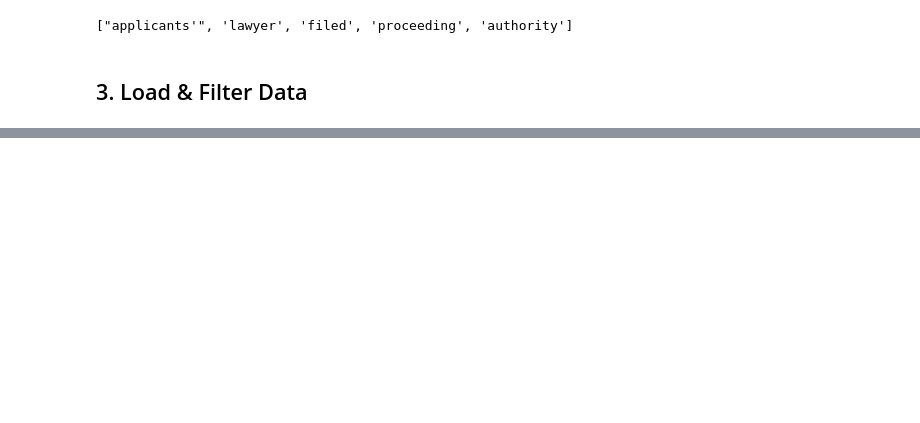
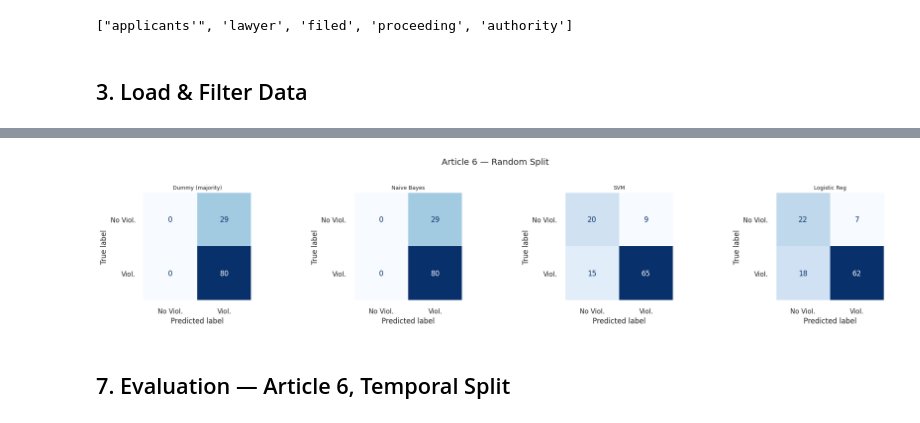
Before and after one commit to leondgarse/echr, a Jupyter notebook: train_svm.ipynb, the cells around one changed output, grey strips where cells are left out. Drawn from its saved outputs; the diff is of its cells as text; code cells hidden in the pictures; blank space fills up the shorter version.

```diff
--- a/train_svm.ipynb
+++ b/train_svm.ipynb
@@ -341,12 +90,0 @@ weighted avg       0.45      0.67      0.54       158
-# %%
-fig, axes = plt.subplots(1, 2, figsize=(10, 4))
-for ax, y_pred, title in [
-    (axes[0], y_pred_svm_t, f'SVM C={BEST_C} \u2014 Temporal Split'),
-    (axes[1], y_pred_nb_t,  'Naive Bayes \u2014 Temporal Split'),
-]:
-    ConfusionMatrixDisplay(confusion_matrix(y_test_t, y_pred),
-                           display_labels=['No Violation', 'Violation']
-                          ).plot(ax=ax, colorbar=False, cmap='Blues')
-    ax.set_title(title)
-plt.tight_layout()
-plt.show()
@@ -469,0 +193,20 @@ plt.show()
+# %%
+models_art6 = {
+    'Dummy (majority)': Pipeline([('tfidf', make_tfidf()),
+                                   ('clf',  DummyClassifier(strategy='most_frequent'))]),
+    'Naive Bayes':      Pipeline([('tfidf', make_tfidf()),
+                                   ('clf',  ComplementNB())]),
+    'SVM':              Pipeline([('tfidf', make_tfidf()),
+                                   ('clf',  LinearSVC(C=BEST_C, class_weight=BEST_CW,
+                                                      max_iter=2000, random_state=RANDOM_STATE))]),
+    'Logistic Reg':     Pipeline([('tfidf', make_tfidf()),
+                                   ('clf',  LogisticRegression(C=BEST_C, class_weight=BEST_CW,
+                                                               max_iter=1000, random_state=RANDOM_STATE))]),
+}
+
+preds_art6_r = {}
+for name, pipe in models_art6.items():
+    pipe.fit(X_train6, y_train6)
+    preds_art6_r[name] = pipe.predict(X_test6)
+    print(f'--- {name} ---')
+    print(classification_report(y_test6, preds_art6_r[name], target_names=['No Violation', 'Violation']))
@@ -469,0 +231,13 @@ plt.show()
+# %%
+fig, axes = plt.subplots(1, len(models_art6), figsize=(5 * len(models_art6), 4))
+for ax, (name, y_pred) in zip(axes, preds_art6_r.items()):
+    ConfusionMatrixDisplay(confusion_matrix(y_test6, y_pred),
+                           display_labels=['No Viol.', 'Viol.']).plot(ax=ax, colorbar=False, cmap='Blues')
+    ax.set_title(name, fontsize=9)
+plt.suptitle('Article 6 — Random Split', y=1.02)
+plt.tight_layout()
+plt.show()
+# %% [output]
+[figure, added]
+# %% [markdown]
+## 7. Evaluation — Article 6, Temporal Split
```
Also changed, not shown: parts of 51 cells of this notebook, 1 other file.
